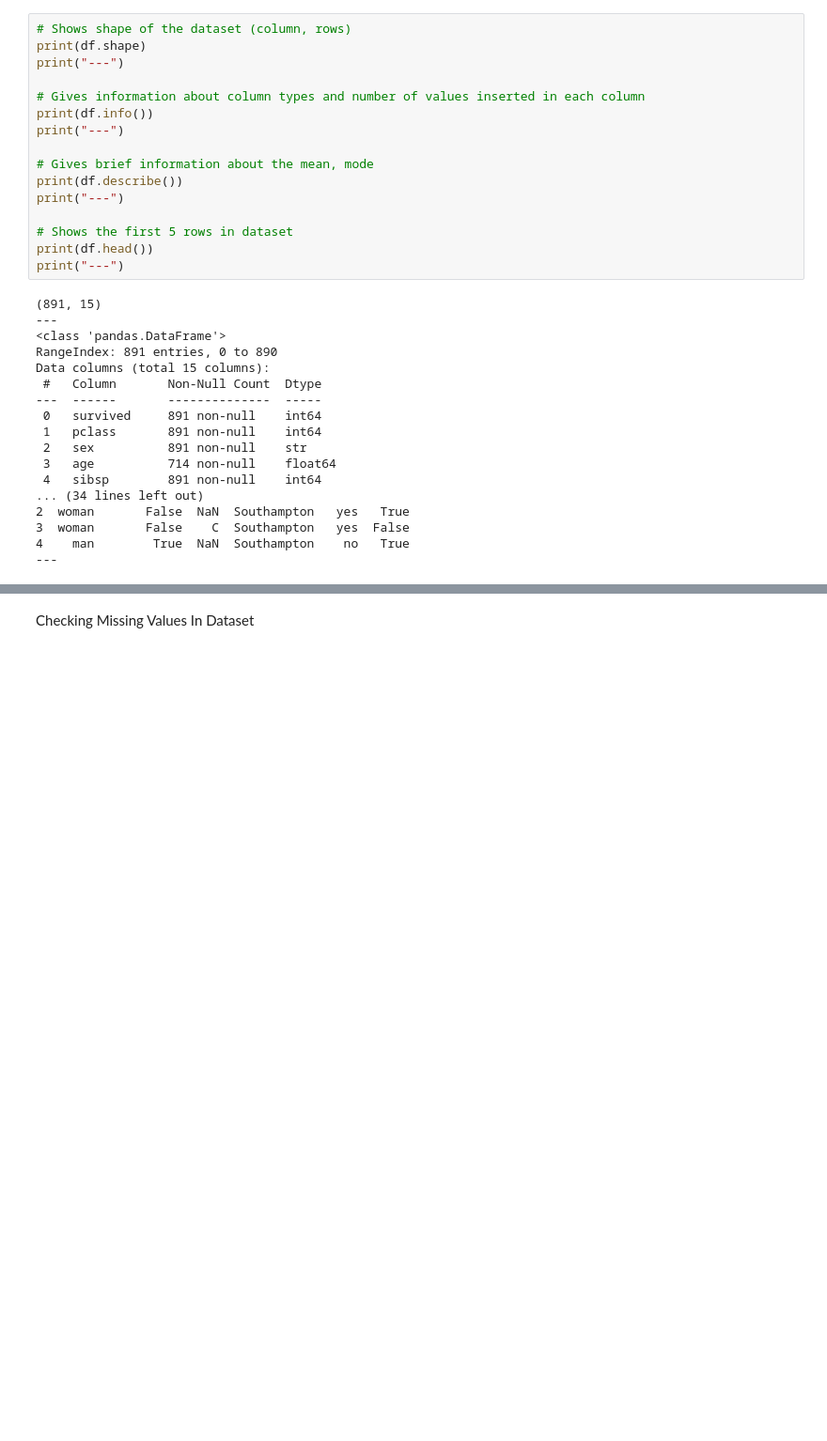
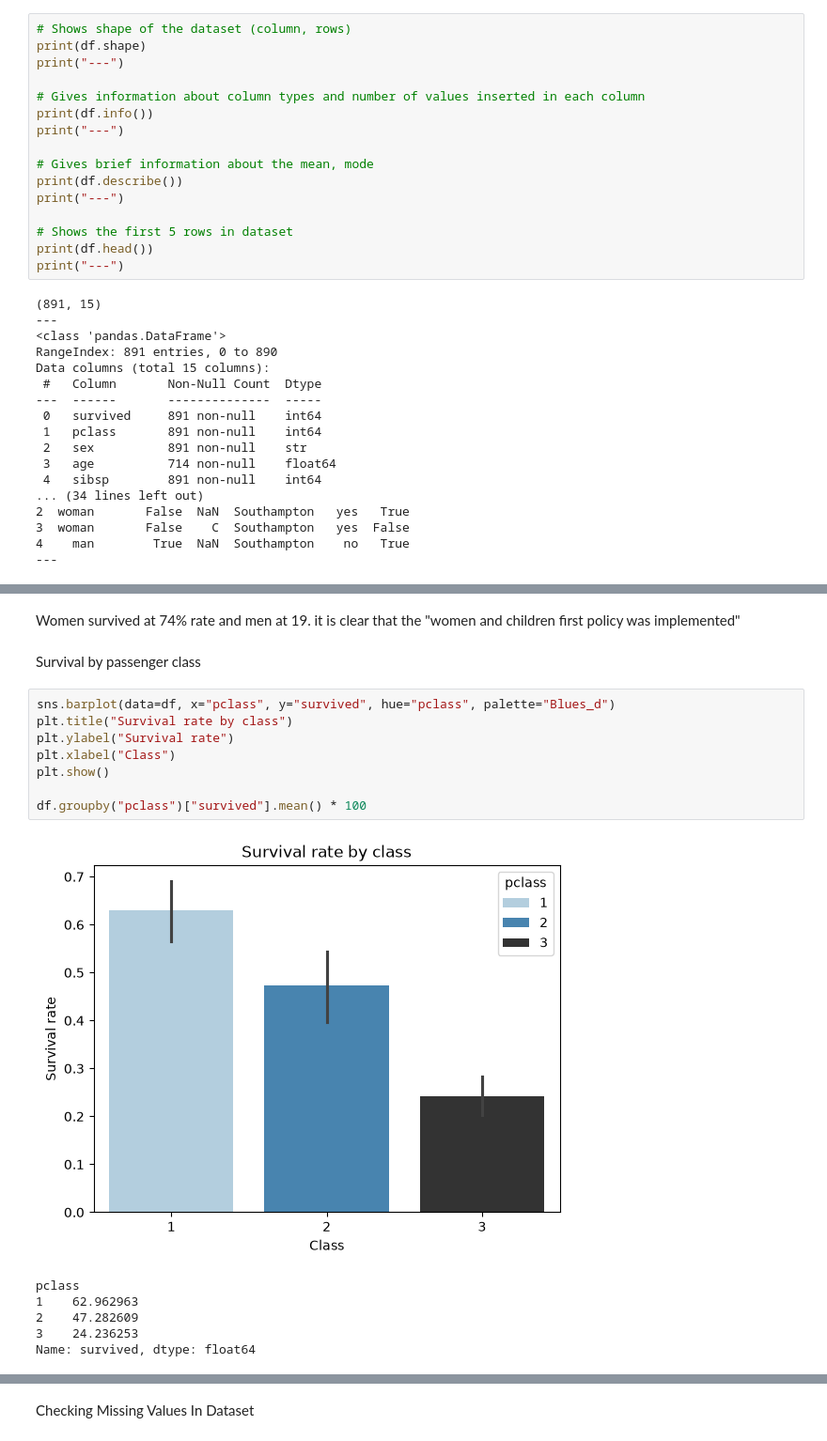
Before and after one commit to sobhan661/titanic-eda, a Jupyter notebook: notebooks/01_eda.ipynb, the cells around one changed output, grey strips where cells are left out. Shown at 94% size. Drawn from its saved outputs; the diff is of its cells as text; blank space fills up the shorter version.

```diff
--- a/notebooks/01_eda.ipynb
+++ b/notebooks/01_eda.ipynb
@@ -44,0 +99,19 @@ Data columns (total 15 columns):
+# %% [markdown]
+Women survived at 74% rate and men at 19. it is clear that the "women and children first policy was implemented"
+# %% [markdown]
+Survival by passenger class
+# %%
+sns.barplot(data=df, x="pclass", y="survived", hue="pclass", palette="Blues_d")
+plt.title("Survival rate by class")
+plt.ylabel("Survival rate")
+plt.xlabel("Class")
+plt.show()
+
+df.groupby("pclass")["survived"].mean() * 100
+# %% [output]
+[figure, added]
+pclass
+1    62.962963
+2    47.282609
+3    24.236253
+Name: survived, dtype: float64
```
Also changed, not shown: parts of 26 cells of this notebook.
